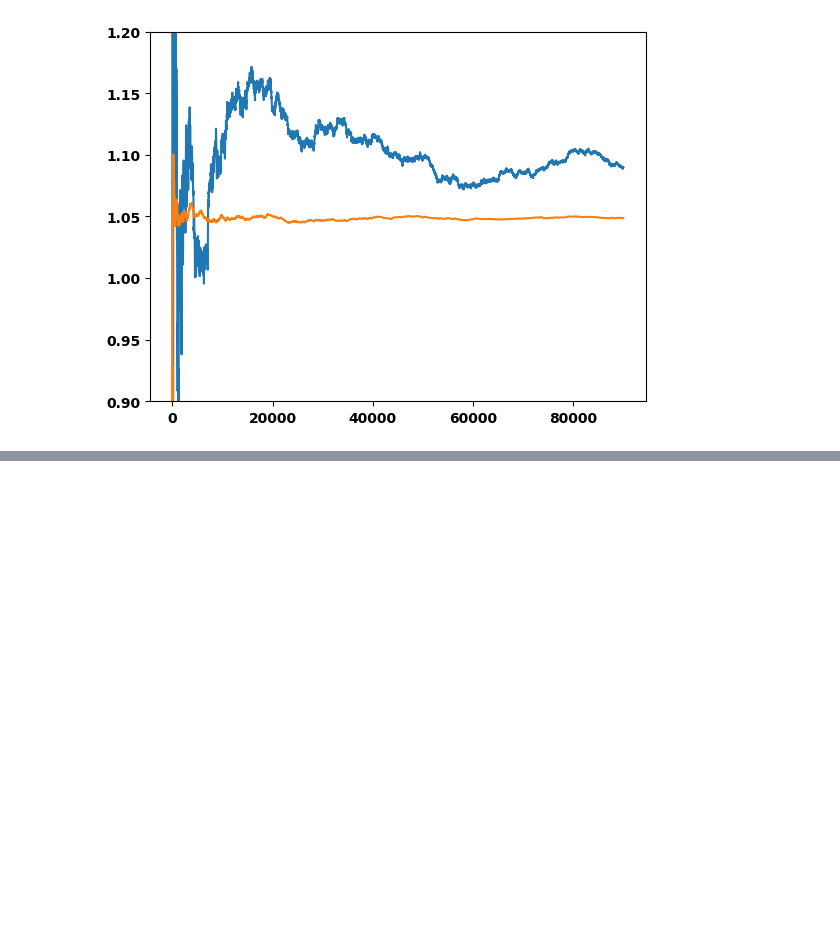
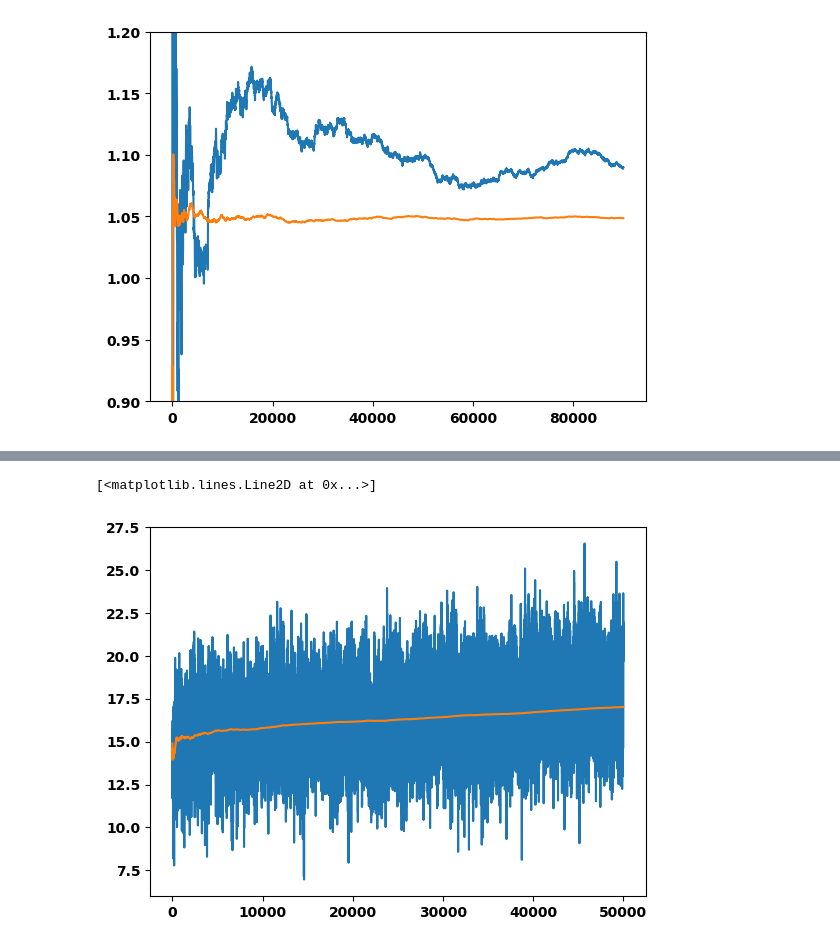
Before and after one commit to gregorycorcoran/Computational-Lab, a Jupyter notebook: Analysis.ipynb, the cells around one changed output, grey strips where cells are left out. Saved outputs shown, nothing was run; the diff lists cells and outputs as text; code cells hidden in the pictures; blank space fills up the shorter version.

```diff
--- a/Analysis.ipynb
+++ b/Analysis.ipynb
@@ -260,0 +272,6 @@ np.savetxt("C:/Users/gjc10\Desktop/4th year labs/Computational Lab/results_save/
+# %%
+plt.plot(k_1_002)
+plt.plot(k_1_002a)
+# %% [output]
+[<matplotlib.lines.Line2D at 0x...>]
+[figure, added]
```
Also changed, not shown: parts of 11 cells of this notebook.
